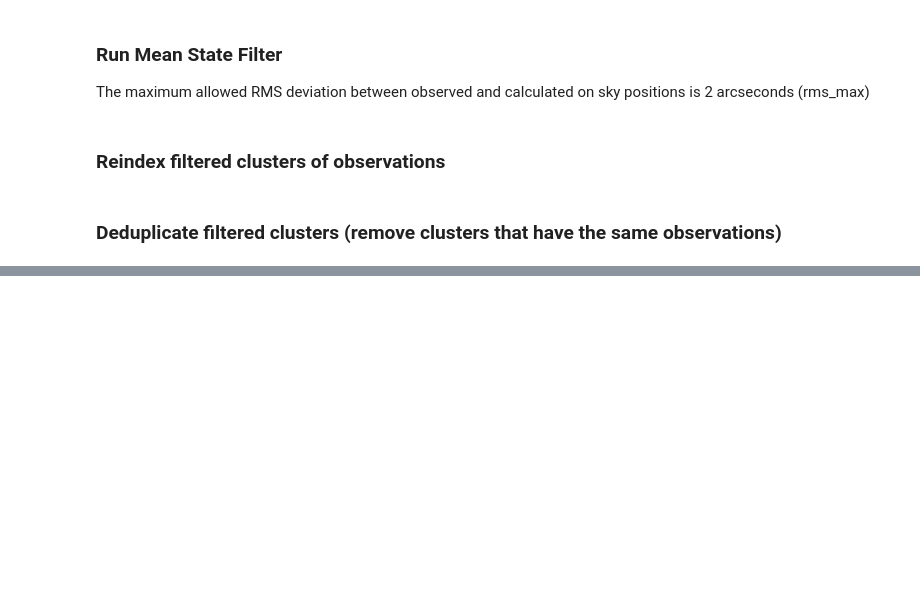
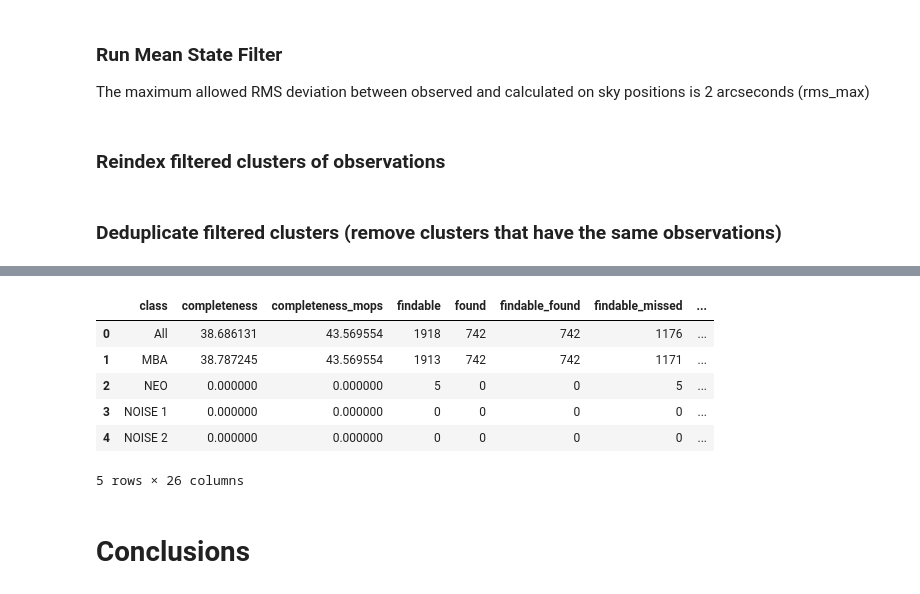
Before and after one commit to lsst-dm/heliolinc2, a Jupyter notebook: LSST_HelioLinC2_end_to_end_test_meanstate.ipynb, the cells around one changed output, grey strips where cells are left out. Cells and saved outputs as stored; diff of their text form; code cells hidden in the pictures; blank space fills up the shorter version.

```diff
--- a/LSST_HelioLinC2_end_to_end_test_meanstate.ipynb
+++ b/LSST_HelioLinC2_end_to_end_test_meanstate.ipynb
@@ -299,0 +308,2 @@ Completeness (findable found / findable):              0.00%
+# %%
+after_filtering=hl.df2difi(data_dir, fnobservations, cof, 'analysis_after_filtering.csv', minObs=4)
@@ -299,0 +328,12 @@ Completeness (findable found / findable):              0.00%
+# %%
+after_filtering
+# %% [output]
+|  | class | completeness | completeness_mops | findable | found | findable_found | findable_missed | ... |
+| 0 | All | 38.686131 | 43.569554 | 1918 | 742 | 742 | 1176 | ... |
+| 1 | MBA | 38.787245 | 43.569554 | 1913 | 742 | 742 | 1171 | ... |
+| 2 | NEO | 0.000000 | 0.000000 | 5 | 0 | 0 | 5 | ... |
+| 3 | NOISE 1 | 0.000000 | 0.000000 | 0 | 0 | 0 | 0 | ... |
+| 4 | NOISE 2 | 0.000000 | 0.000000 | 0 | 0 | 0 | 0 | ... |
+5 rows × 26 columns
+# %% [markdown]
+# Conclusions
```
Also changed, not shown: parts of 27 cells of this notebook, 1 other file.
